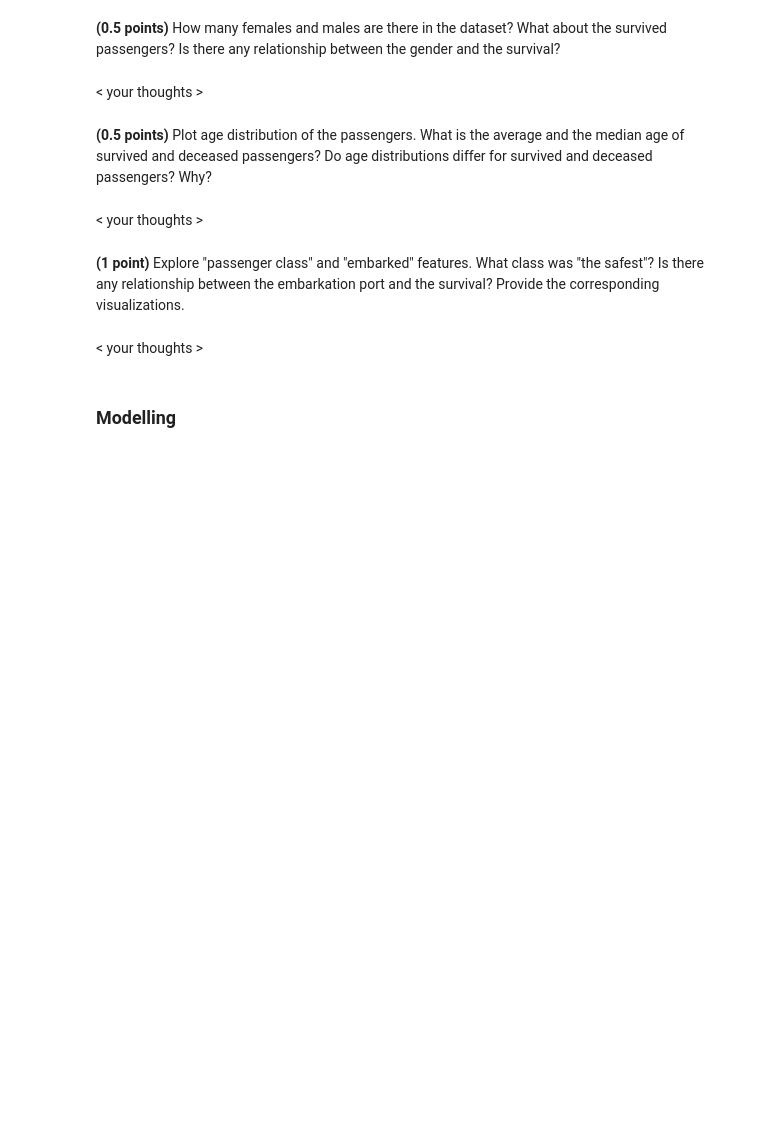
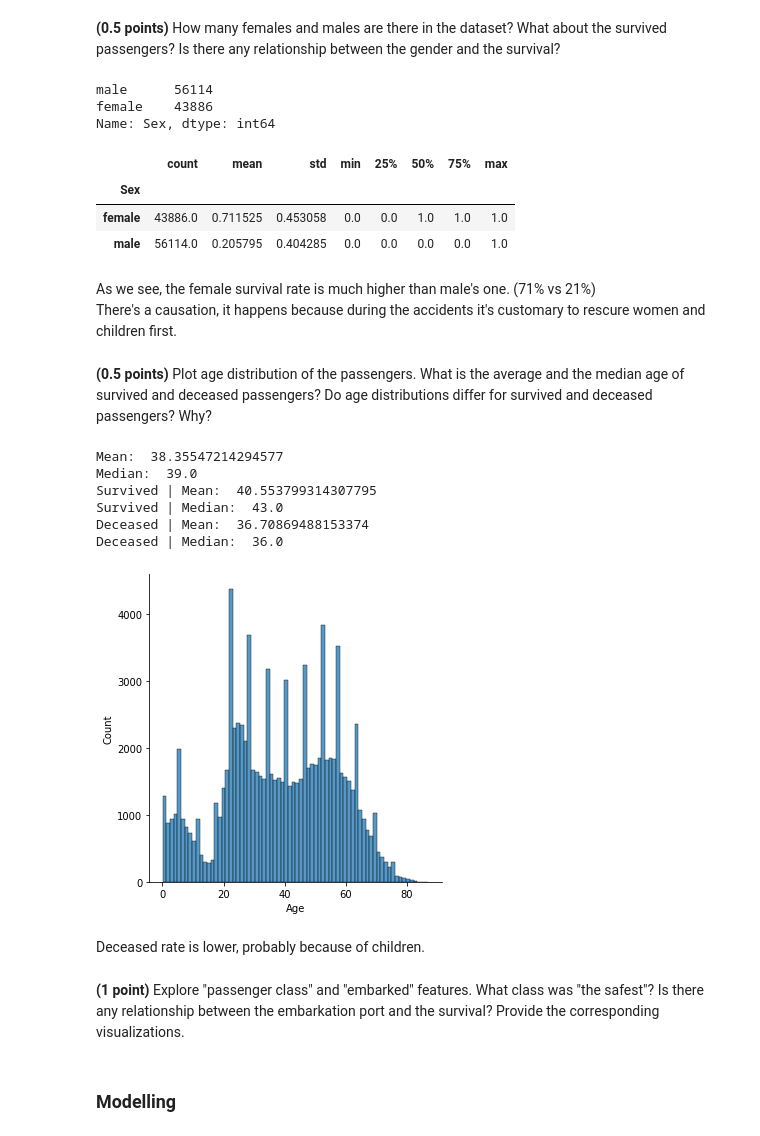
Before and after one commit to Stanislav-3/classification_linear_knn, a Jupyter notebook: hw_classification.ipynb, the cells around one changed output. Drawn from its saved outputs; the diff is of its cells as text; code cells hidden in the pictures; blank space fills up the shorter version.

```diff
--- a/hw_classification.ipynb
+++ b/hw_classification.ipynb
@@ -507,6 +536,6 @@ You will use train.csv for model training and validation. The test set is used f
 # %%
 PATH = "./data/"
 # %%
-data = pd.read_csv(os.path.join(PATH, 'titanic', 'train.csv')).set_index('PassengerId')
+data = pd.read_csv(os.path.join(PATH, '', 'train.csv')).set_index('PassengerId')
 # %%
 data.head()
@@ -519,2 +553,0 @@ data.head()
-# %% [markdown]
-< your thoughts >
@@ -521,2 +556,19 @@ data.head()
+# %%
+data['Sex'].value_counts()
+# %% [output]
+male      56114
+female    43886
+Name: Sex, dtype: int64
+# %%
+data.groupby('Survived')
+data.groupby('Sex').describe()['Survived']
+# %% [output]
+|  | count | mean | std | min | 25% | 50% | 75% | max |
+| Sex |  |  |  |  |  |  |  |  |
+| female | 43886.0 | 0.711525 | 0.453058 | 0.0 | 0.0 | 1.0 | 1.0 | 1.0 |
+| male | 56114.0 | 0.205795 | 0.404285 | 0.0 | 0.0 | 0.0 | 0.0 | 1.0 |
+# %% [markdown]
+As we see, the female survival rate is much higher than male's one. (71% vs 21%) <br>
+There's a causation, it happens because during the accidents it's customary to rescure women and children first.
 # %% [markdown]
 **(0.5 points)** Plot age distribution of the passengers. What is the average and the median age of survived and deceased passengers? Do age distributions differ for survived and deceased passengers? Why?
@@ -525,4 +575,20 @@ data.head()
-# %% [markdown]
-< your thoughts >
+# %%
+sns.displot(data, x='Age')
+print('Mean: ', data['Age'].mean())
+print('Median: ', data['Age'].median())
+print('Survived | Mean: ', data[data['Survived'] == 1]['Age'].mean())
+print('Survived | Median: ', data[data['Survived'] == 1]['Age'].median())
+print('Deceased | Mean: ', data[data['Survived'] == 0]['Age'].mean())
+print('Deceased | Median: ', data[data['Survived'] == 0]['Age'].median())
+# %% [output]
+Mean:  38.35547214294577
+Median:  39.0
+Survived | Mean:  40.553799314307795
+Survived | Median:  43.0
+Deceased | Mean:  36.70869488153374
+Deceased | Median:  36.0
+[figure, added]
+# %% [markdown]
+Deceased rate is lower, probably because of children.
 # %% [markdown]
 **(1 point)** Explore "passenger class" and "embarked" features. What class was "the safest"? Is there any relationship between the embarkation port and the survival? Provide the corresponding visualizations.
@@ -531,2 +594,0 @@ data.head()
-# %% [markdown]
-< your thoughts >
```
Also changed, not shown: parts of 18 cells of this notebook, 1 other file.
